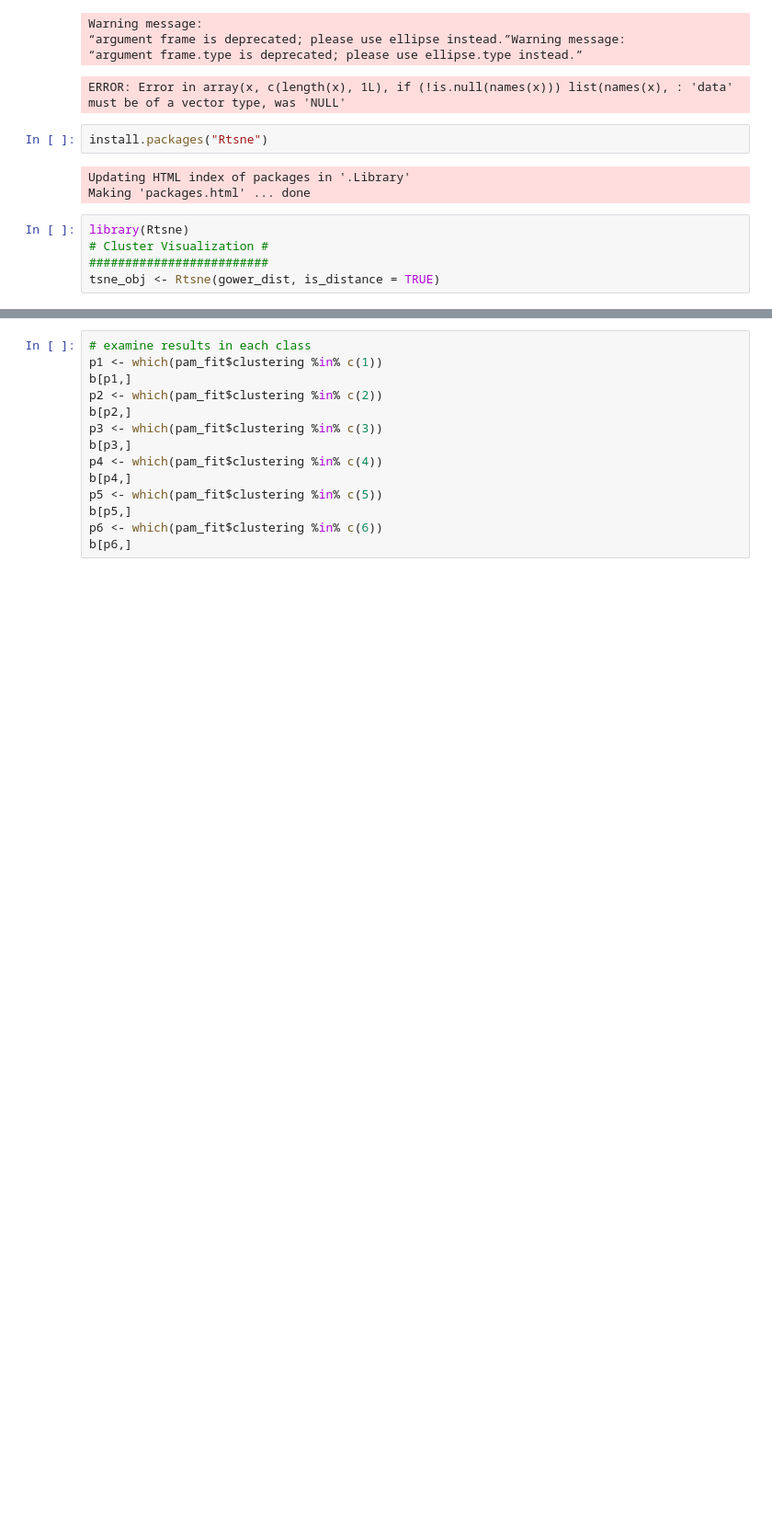
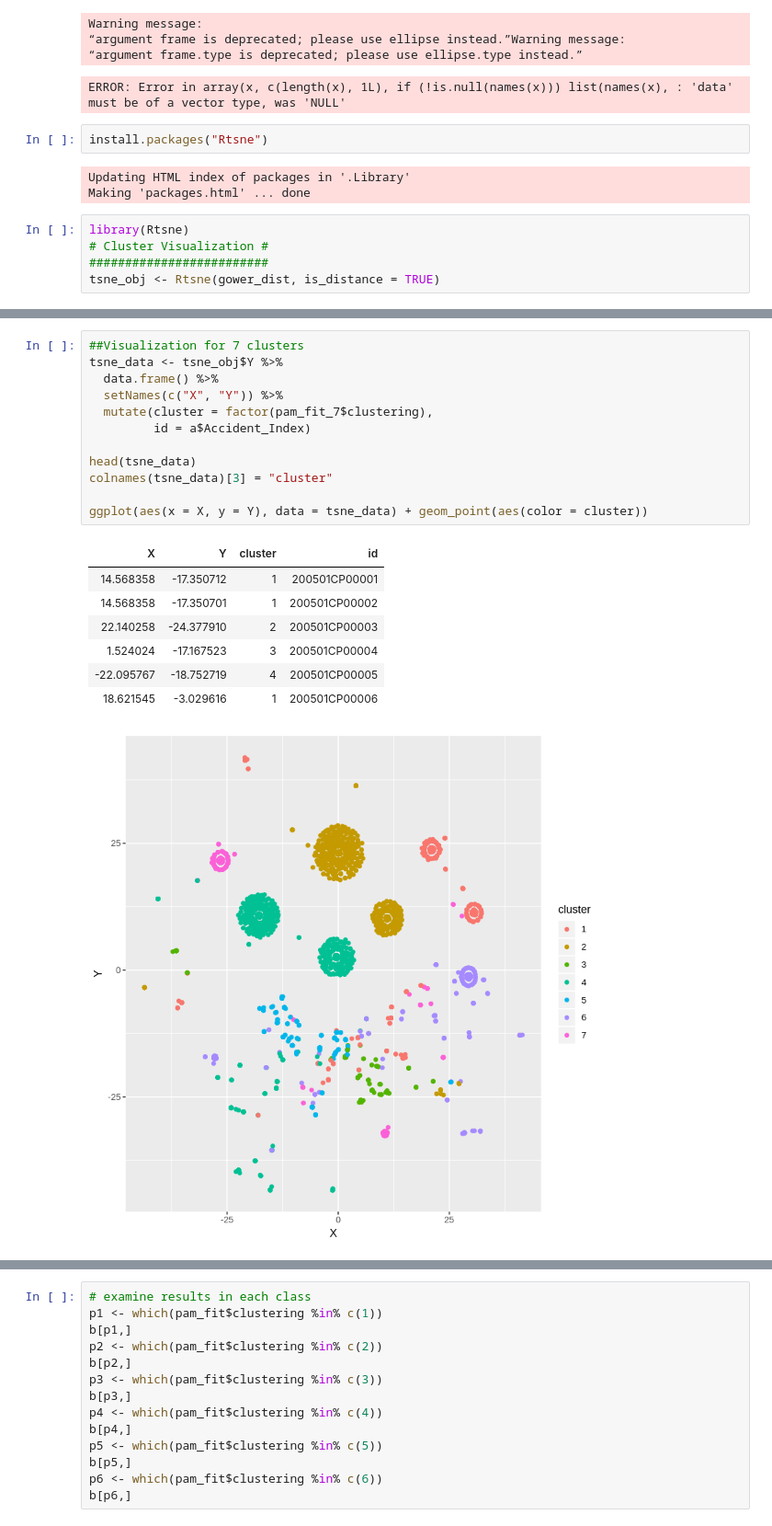
Before and after one commit to tanviranadive/analysis_practice, a Jupyter notebook: code/algorithms/Clustering.ipynb, the cells around one changed output, grey strips where cells are left out. Shown at 92% size. Drawn from its saved outputs; the diff is of its cells as text; blank space fills up the shorter version.

```diff
--- a/code/algorithms/Clustering.ipynb
+++ b/code/algorithms/Clustering.ipynb
@@ -327,0 +342,21 @@ ggplot(aes(x = X, y = Y), data = tsne_data) + geom_point(aes(color = cluster))
+# %%
+##Visualization for 7 clusters
+tsne_data <- tsne_obj$Y %>%
+  data.frame() %>%
+  setNames(c("X", "Y")) %>%
+  mutate(cluster = factor(pam_fit_7$clustering),
+         id = a$Accident_Index)
+
+head(tsne_data)
+colnames(tsne_data)[3] = "cluster"
+
+ggplot(aes(x = X, y = Y), data = tsne_data) + geom_point(aes(color = cluster))
+# %% [output]
+| X | Y | cluster | id |
+| 14.568358 | -17.350712 | 1 | 200501CP00001 |
+| 14.568358 | -17.350701 | 1 | 200501CP00002 |
+| 22.140258 | -24.377910 | 2 | 200501CP00003 |
+| 1.524024 | -17.167523 | 3 | 200501CP00004 |
+| -22.095767 | -18.752719 | 4 | 200501CP00005 |
+| 18.621545 | -3.029616 | 1 | 200501CP00006 |
+[figure, added]
```
Also changed, not shown: parts of 7 cells of this notebook.
